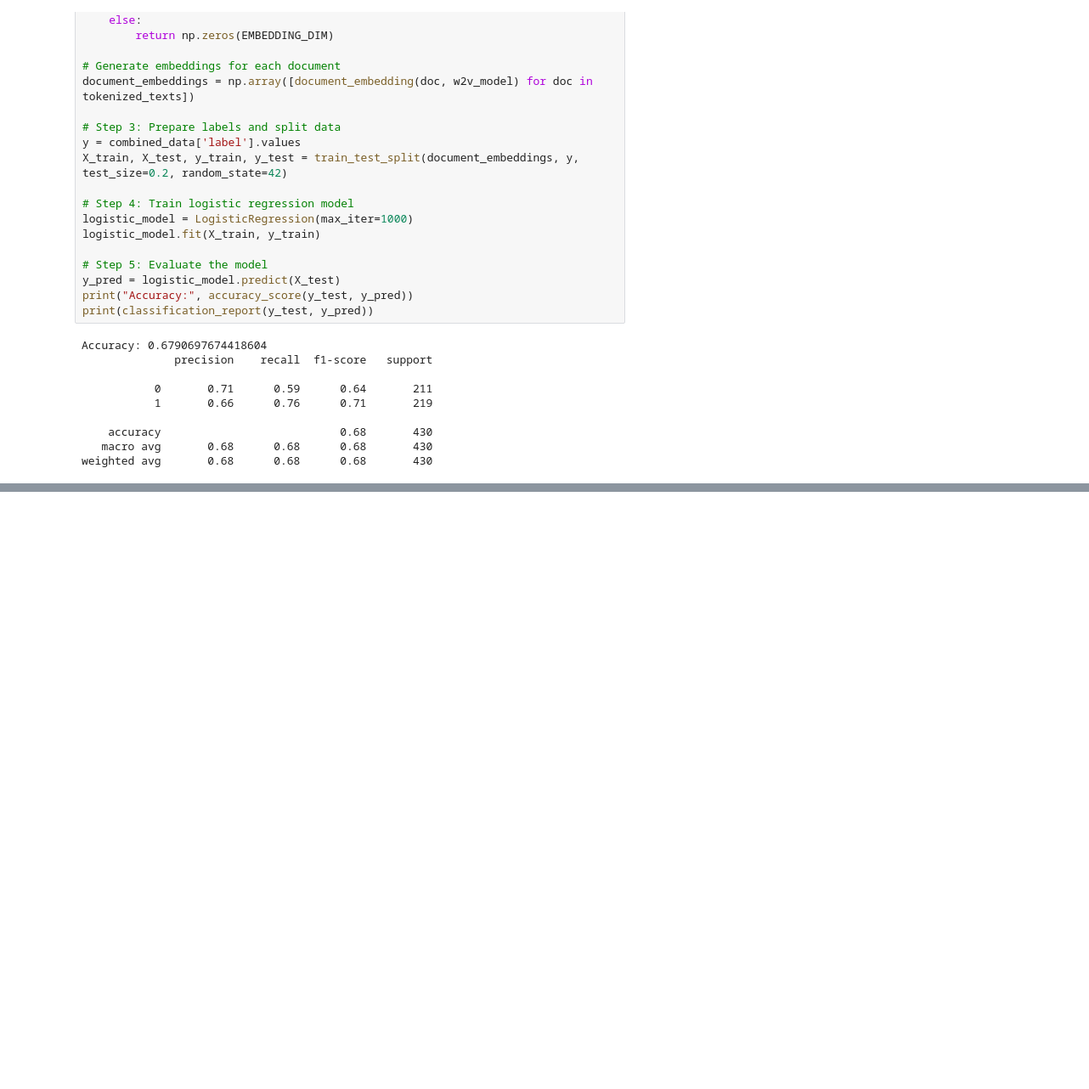
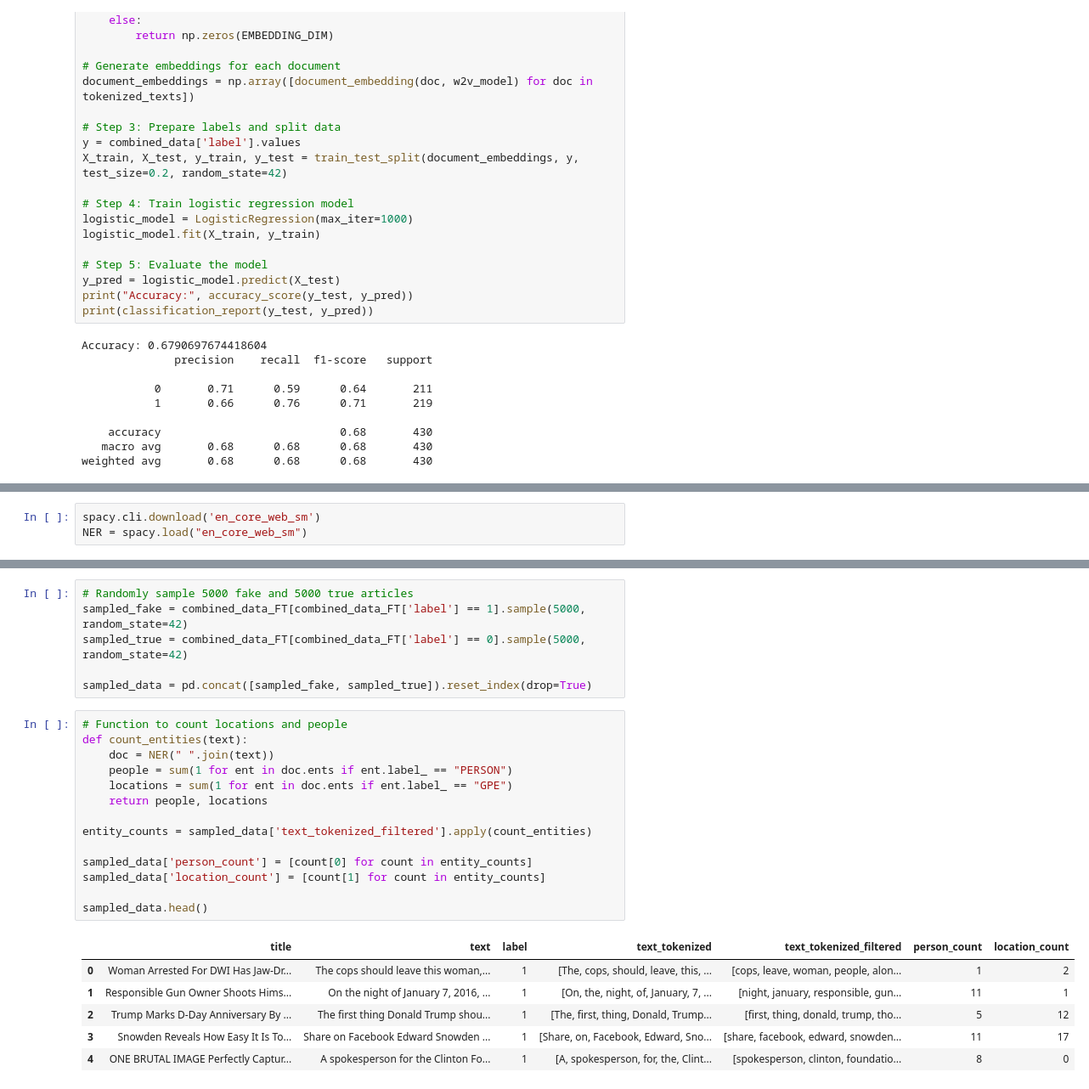
Before and after one commit to sjkim994/BigDataFinalProject, a Jupyter notebook: Left_Vs_Right.ipynb, the cells around one changed output, grey strips where cells are left out. Shown at 85% size. Saved outputs shown, nothing was run; the diff lists cells and outputs as text; blank space fills up the shorter version.

```diff
--- a/Left_Vs_Right.ipynb
+++ b/Left_Vs_Right.ipynb
@@ -579,0 +781,3 @@ weighted avg       0.68      0.68      0.68       430
+# %%
+spacy.cli.download('en_core_web_sm')
+NER = spacy.load("en_core_web_sm")
@@ -579,0 +793,27 @@ weighted avg       0.68      0.68      0.68       430
+# %%
+# Randomly sample 5000 fake and 5000 true articles
+sampled_fake = combined_data_FT[combined_data_FT['label'] == 1].sample(5000, random_state=42)
+sampled_true = combined_data_FT[combined_data_FT['label'] == 0].sample(5000, random_state=42)
+
+sampled_data = pd.concat([sampled_fake, sampled_true]).reset_index(drop=True)
+# %%
+# Function to count locations and people
+def count_entities(text):
+    doc = NER(" ".join(text))
+    people = sum(1 for ent in doc.ents if ent.label_ == "PERSON")
+    locations = sum(1 for ent in doc.ents if ent.label_ == "GPE")
+    return people, locations
+
+entity_counts = sampled_data['text_tokenized_filtered'].apply(count_entities)
+
+sampled_data['person_count'] = [count[0] for count in entity_counts]
+sampled_data['location_count'] = [count[1] for count in entity_counts]
+
+sampled_data.head()
+# %% [output]
+|  | title | text | label | text_tokenized | text_tokenized_filtered | person_count | location_count |
+| 0 | Woman Arrested For DWI Has Jaw-Dr... | The cops should leave this woman,... | 1 | [The, cops, should, leave, this, ... | [cops, leave, woman, people, alon... | 1 | 2 |
+| 1 | Responsible Gun Owner Shoots Hims... | On the night of January 7, 2016, ... | 1 | [On, the, night, of, January, 7, ... | [night, january, responsible, gun... | 11 | 1 |
+| 2 | Trump Marks D-Day Anniversary By ... | The first thing Donald Trump shou... | 1 | [The, first, thing, Donald, Trump... | [first, thing, donald, trump, tho... | 5 | 12 |
+| 3 | Snowden Reveals How Easy It Is To... | Share on Facebook Edward Snowden ... | 1 | [Share, on, Facebook, Edward, Sno... | [share, facebook, edward, snowden... | 11 | 17 |
+| 4 | ONE BRUTAL IMAGE Perfectly Captur... | A spokesperson for the Clinton Fo... | 1 | [A, spokesperson, for, the, Clint... | [spokesperson, clinton, foundatio... | 8 | 0 |
```
Also changed, not shown: parts of 44 cells of this notebook.
